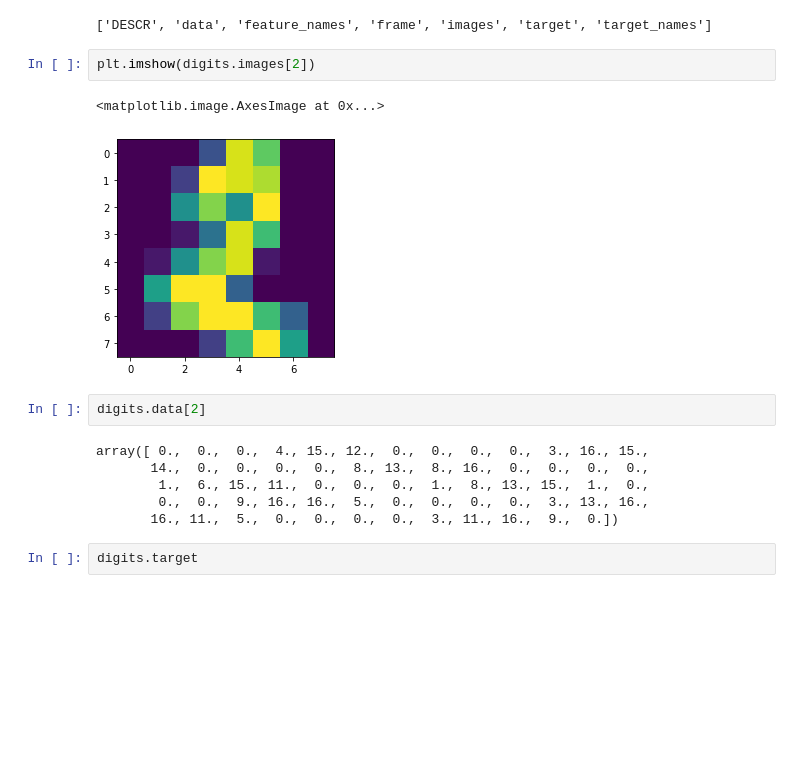
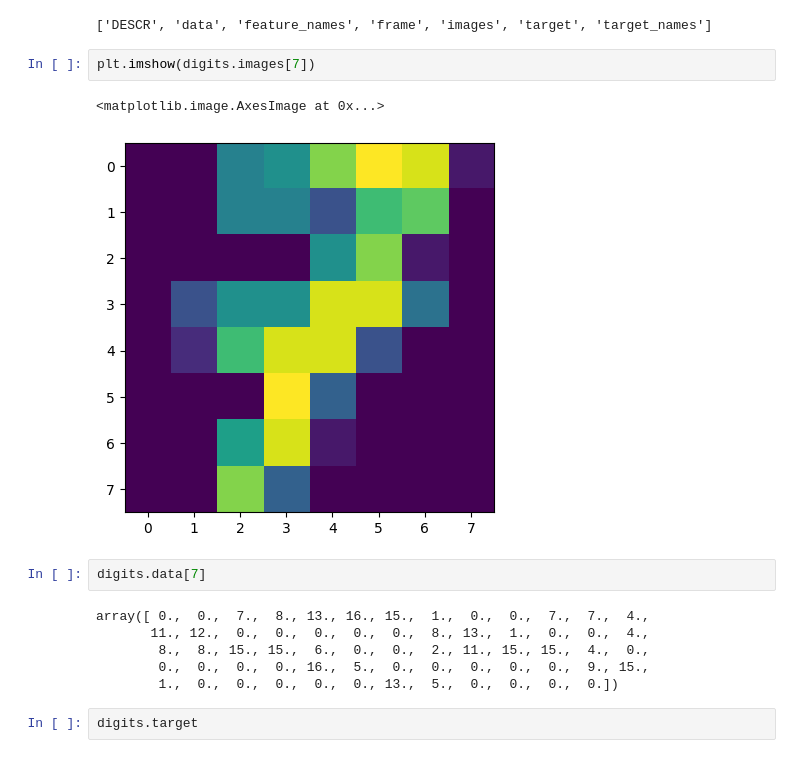
Before and after one commit to amit-parmar/Support-Vector-machine-Projects, a Jupyter notebook: SVM_Mnist_digit classification.ipynb, the cells around one changed output. Drawn from its saved outputs; the diff is of its cells as text; blank space fills up the shorter version.

```diff
--- a/SVM_Mnist_digit classification.ipynb
+++ b/SVM_Mnist_digit classification.ipynb
@@ -8,18 +28,18 @@ dir(digits)
 # %% [output]
 ['DESCR', 'data', 'feature_names', 'frame', 'images', 'target', 'target_names']
 # %%
-plt.imshow(digits.images[2])
+plt.imshow(digits.images[7])
 # %% [output]
 <matplotlib.image.AxesImage at 0x...>
-[figure, old version]
+[figure, new version]
 # %%
-digits.data[2]
+digits.data[7]
 # %% [output]
-array([ 0.,  0.,  0.,  4., 15., 12.,  0.,  0.,  0.,  0.,  3., 16., 15.,
-       14.,  0.,  0.,  0.,  0.,  8., 13.,  8., 16.,  0.,  0.,  0.,  0.,
-        1.,  6., 15., 11.,  0.,  0.,  0.,  1.,  8., 13., 15.,  1.,  0.,
-        0.,  0.,  9., 16., 16.,  5.,  0.,  0.,  0.,  0.,  3., 13., 16.,
-       16., 11.,  5.,  0.,  0.,  0.,  0.,  3., 11., 16.,  9.,  0.])
+array([ 0.,  0.,  7.,  8., 13., 16., 15.,  1.,  0.,  0.,  7.,  7.,  4.,
+       11., 12.,  0.,  0.,  0.,  0.,  0.,  8., 13.,  1.,  0.,  0.,  4.,
+        8.,  8., 15., 15.,  6.,  0.,  0.,  2., 11., 15., 15.,  4.,  0.,
+        0.,  0.,  0.,  0., 16.,  5.,  0.,  0.,  0.,  0.,  0.,  9., 15.,
+        1.,  0.,  0.,  0.,  0.,  0., 13.,  5.,  0.,  0.,  0.,  0.])
 # %%
 digits.target
 # %% [output]
```
Also changed, not shown: parts of 7 cells of this notebook.
